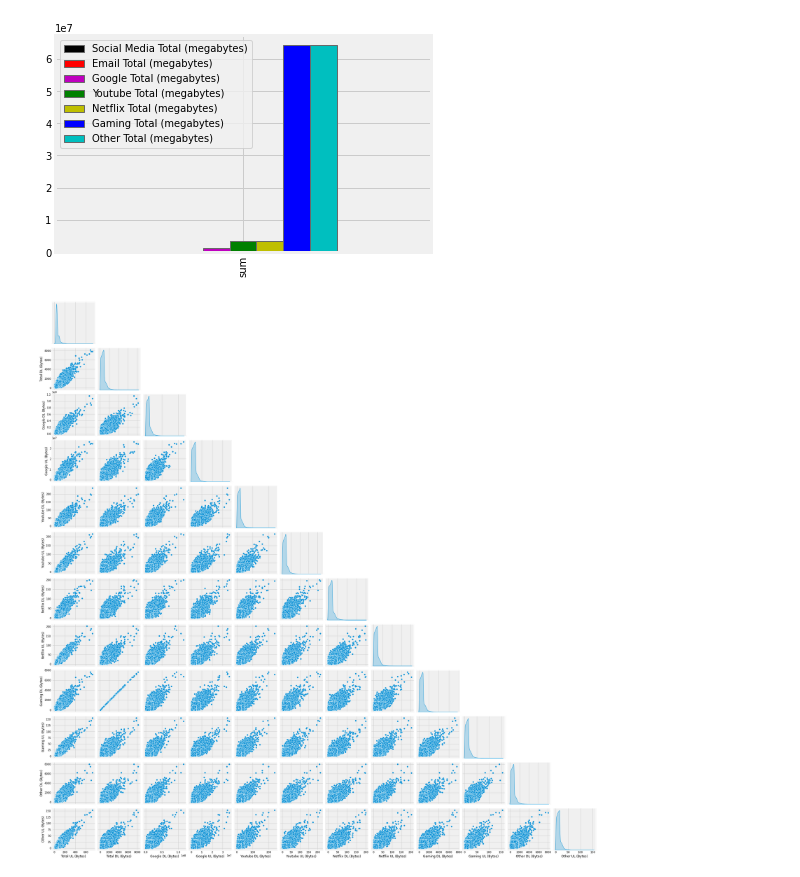
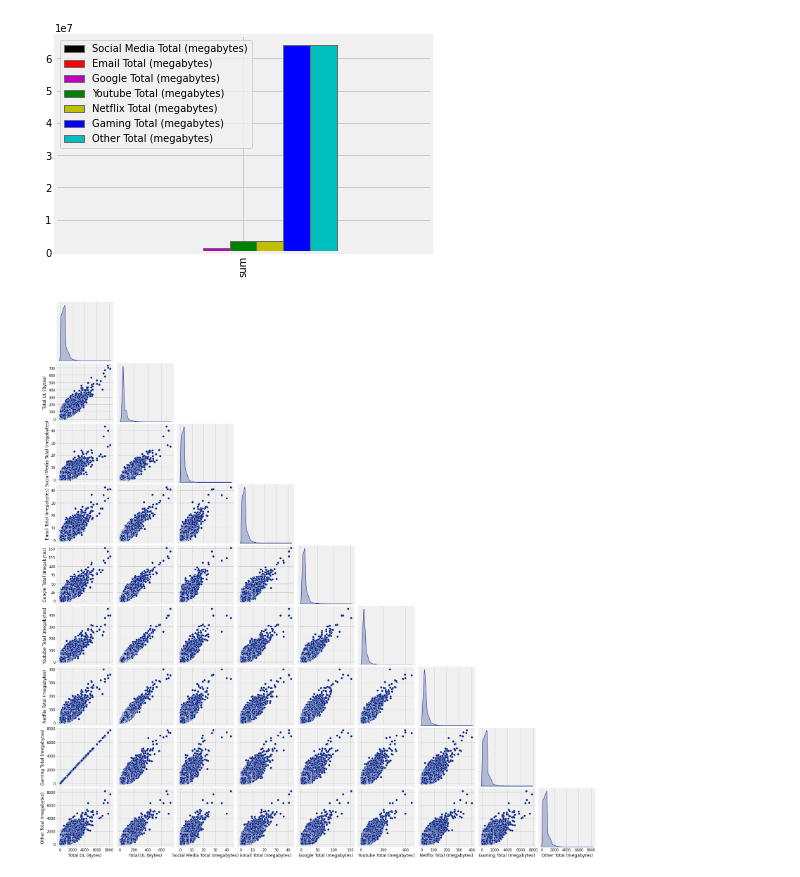
Before and after one commit to fbagire/Telecomm_data_analysis, a Jupyter notebook: data_cleaning.ipynb, the cells around one changed output. Cells and saved outputs as stored; diff of their text form; code cells hidden in the pictures.

```diff
--- a/data_cleaning.ipynb
+++ b/data_cleaning.ipynb
@@ -284,6 +349,7 @@ pd.DataFrame(df_manfact_goup['Handset Type'].groupby('Handset Manufacturer',grou
 # %%
-df_grouped_bytesdata = df.groupby('IMSI').aggregate({'Bearer Id': 'count', 'Total UL (Bytes)': 'sum',
+df_grouped_bytesdata = df.groupby('IMEI').aggregate({'Bearer Id': 'count', 'Total UL (Bytes)': 'sum',
                                                      'Dur. (ms)': 'sum', 'Total DL (Bytes)': 'sum',
+
                                                      'Youtube DL (Bytes)': 'sum', 'Youtube UL (Bytes)': 'sum',
                                                      'Google DL (Bytes)': 'sum', 'Google UL (Bytes)': 'sum',
                                                      'Netflix DL (Bytes)': 'sum', 'Netflix UL (Bytes)': 'sum',
@@ -296,9 +362,7 @@ df_grouped_bytesdata = df.groupby('IMSI').aggregate({'Bearer Id': 'count', 'Tota
                                                      'Netflix Total (megabytes)': 'sum',
                                                      'Gaming Total (megabytes)': 'sum',
                                                      'Other Total (megabytes)': 'sum',
-                                                     'MSISDN/Number': 'nunique', 'IMEI': 'nunique',
+                                                     'IMSI': 'nunique', 'MSISDN/Number': 'nunique',
                                                      'Handset Manufacturer': 'unique'}).sort_values(by='Bearer Id',
                                                                                                     ascending=False)
-
-df_grouped_bytesdata['Handset Manufacturer'] = df_grouped_bytesdata['Handset Manufacturer'].apply(lambda x: x[0])
-df_grouped_bytesdata
+df_grouped_bytesdata.rename(columns={'Bearer Id':'Xdr sessions count'},inplace=True)
@@ -370,8 +439,10 @@ _=apps_usage.loc[['sum']].plot(kind='bar',color=['k','r','m','g','y','b','c'])
 # %% [output]
 [figure]
 # %%
-_=sns.pairplot(df_grouped_bytesdata[bytes_data],diag_kind='kde',markers=['s'],corner=True)
+_=sns.pairplot(df_grouped_bytesdata[['Total DL (Bytes)','Total UL (Bytes)','Social Media Total (megabytes)','Email Total (megabytes)','Google Total (megabytes)',
+                                     'Youtube Total (megabytes)','Netflix Total (megabytes)','Gaming Total (megabytes)',
+                                     'Other Total (megabytes)']],diag_kind='kde',markers=['s'],corner=True)
 # %% [output]
-[figure, old version]
+[figure, new version]
 # %%
 # bytes_initials=['Total','Social Media','Email','Google','Youtube','Netflix','Gaming','Other'
```
Also changed, not shown: parts of 29 cells of this notebook.
